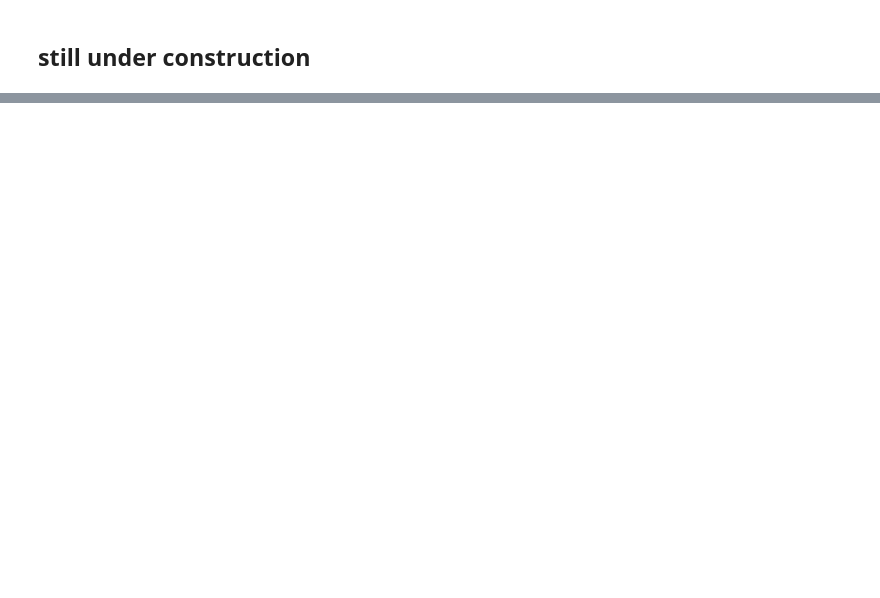
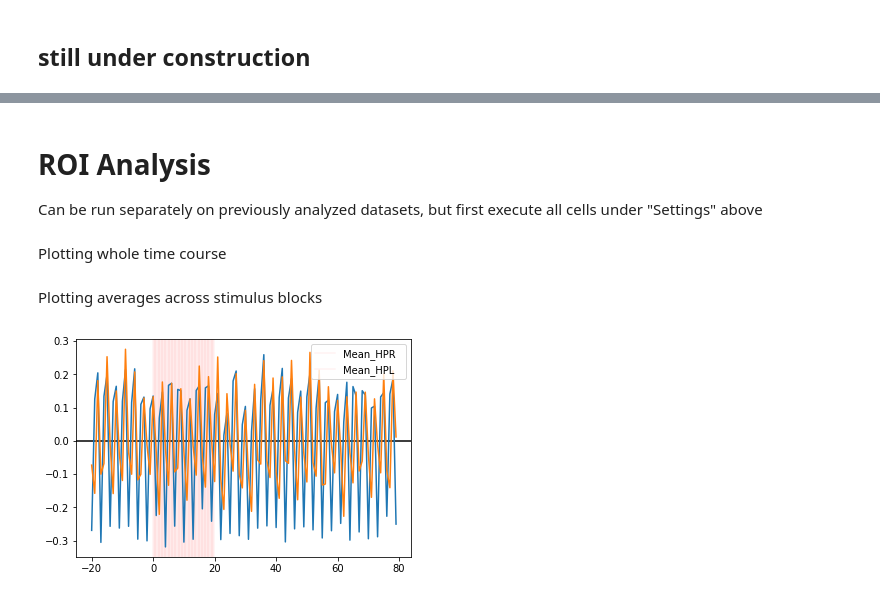
Before and after one commit to felixsc1/fiberphotometry, a Jupyter notebook: fMRI_notebooks/fMRI_Analysis_2018_V2.ipynb, the cells around one changed output, grey strips where cells are left out. Saved outputs shown, nothing was run; the diff lists cells and outputs as text; code cells hidden in the pictures; blank space fills up the shorter version.

Commit message:
finished standard fMRI analysis notebook

```diff
--- a/fMRI_notebooks/fMRI_Analysis_2018_V2.ipynb
+++ b/fMRI_notebooks/fMRI_Analysis_2018_V2.ipynb
@@ -64,0 +70,5 @@ folders['rawscan'] =
+# %%
+folders['cut'] = fh.initial_cutoff(folders['raw'], paradigm['initial_cutoff'])
+# %%
+# takes several minutes
+folders['coreg'] = h.coreg_epi_to_template(folders['template'], folders['cut'])
@@ -64,0 +96,2 @@ folders['rawscan'] =
+# %%
+folders['cleaned'] = fh.filter_blur(folders['coreg'], highpass, blurFWHM)
@@ -64,0 +104,12 @@ folders['rawscan'] =
+# %% [markdown]
+# ROI Analysis
+
+Can be run separately on previously analyzed datasets, but first execute all cells under "Settings" above
+# %%
+folders['cleaned'] = fh.find_cleaned_data(folders)
+folders['roidata'] = h.extract_roi(folders['cleaned'],folders['rois'])
+
+roi_df = pd.read_csv(folders['roidata'], sep='\t')
+del roi_df['File'], roi_df['Sub-brick']
+# %% [markdown]
+Plotting whole time course
@@ -64,0 +124,14 @@ folders['rawscan'] =
+# %% [markdown]
+Plotting averages across stimulus blocks
+# %%
+%matplotlib inline
+
+roimeans = fh.averageblocks(roi_df, paradigm, averaging)
+
+plt.figure()
+_ = [plt.axvline(_p, alpha=0.05, color='red') for _p in paradigm['singleblock']]
+plt.axhline(0,color='k')
+plt.plot(roimeans)
+_ = plt.legend(roi_df.columns)
+# %% [output]
+[figure, added]
```
Also changed, not shown: parts of 13 cells of this notebook, 3 other files.
